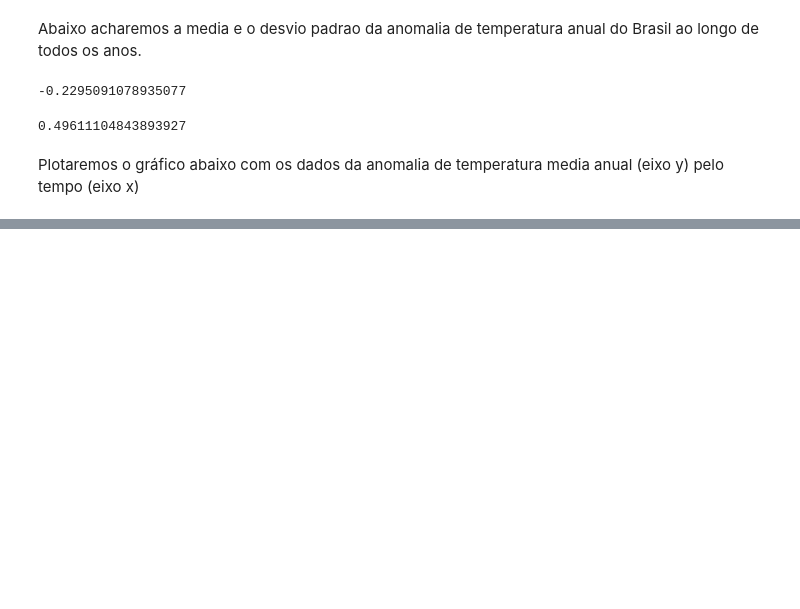
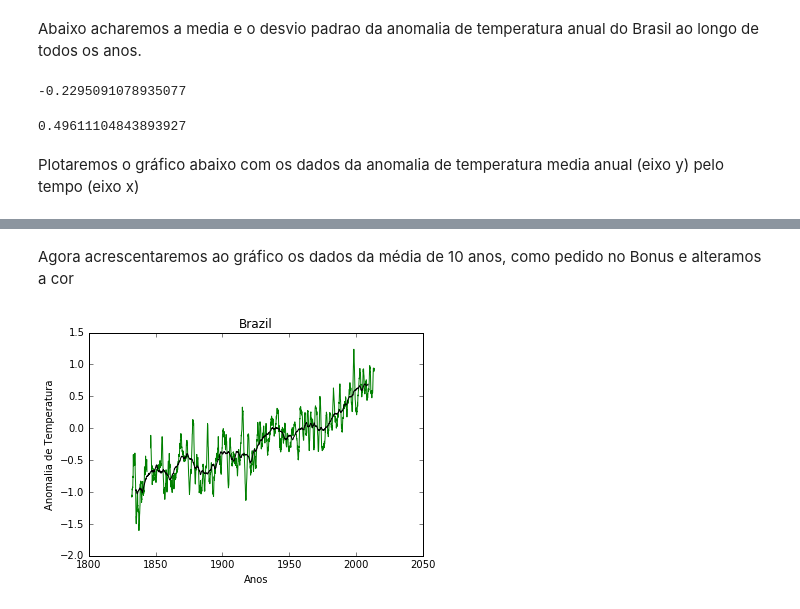
Before and after one commit to mat-esp-2016/python-1-lost, a Jupyter notebook: python1.ipynb, the cells around one changed output, grey strips where cells are left out. Drawn from its saved outputs; the diff is of its cells as text; code cells hidden in the pictures; blank space fills up the shorter version.

Commit message:
Fizemos a tarefa bônus e mudamos a cor do gráfico

```diff
--- a/python1.ipynb
+++ b/python1.ipynb
@@ -50,0 +53,11 @@ plt.title('Brazil')
+# %% [markdown]
+Agora acrescentaremos ao gráfico os dados da média de 10 anos, como pedido no Bonus e alteramos a cor
+# %%
+plt.plot(ano_decimal,anomalia_anual, 'g-')
+plt.xlabel('Anos')
+plt.ylabel('Anomalia de Temperatura')
+plt.title('Brazil')
+plt.plot(ano_decimal, dados[:, 8], 'k-')
+plt.savefig('Brazil.pdf')
+# %% [output]
+[figure, added]
```
Also changed, not shown: parts of 2 cells of this notebook.
